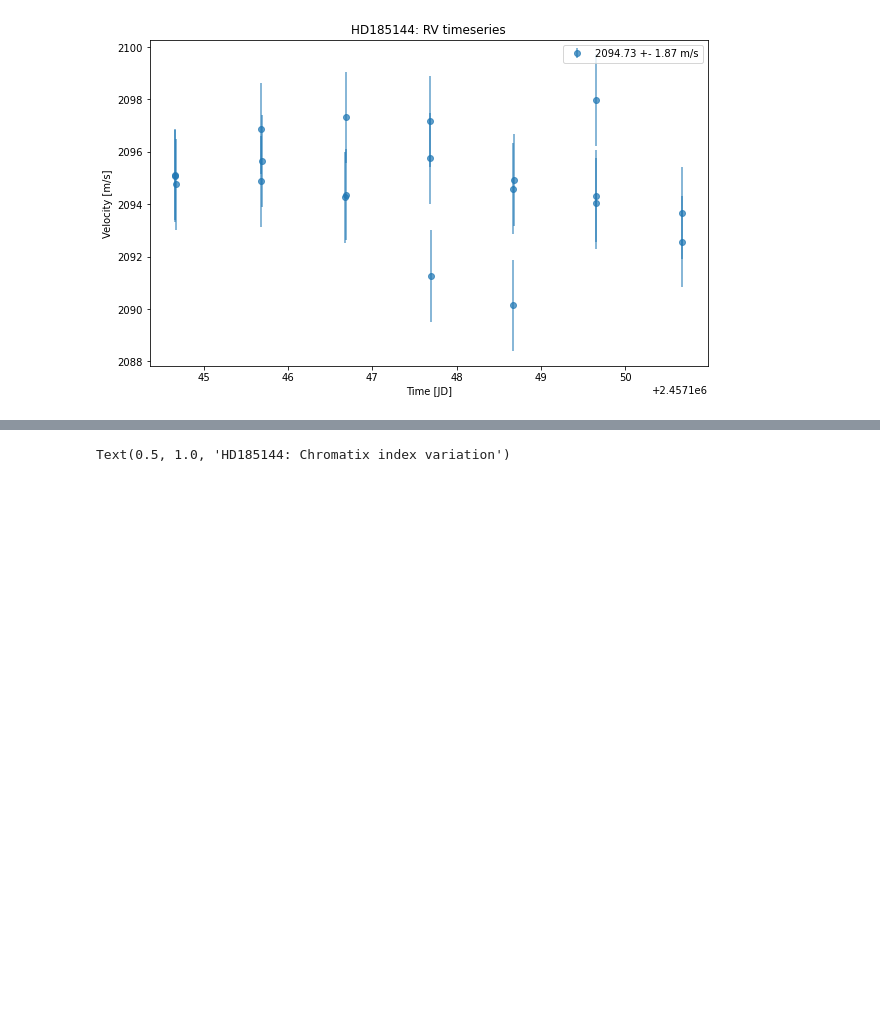
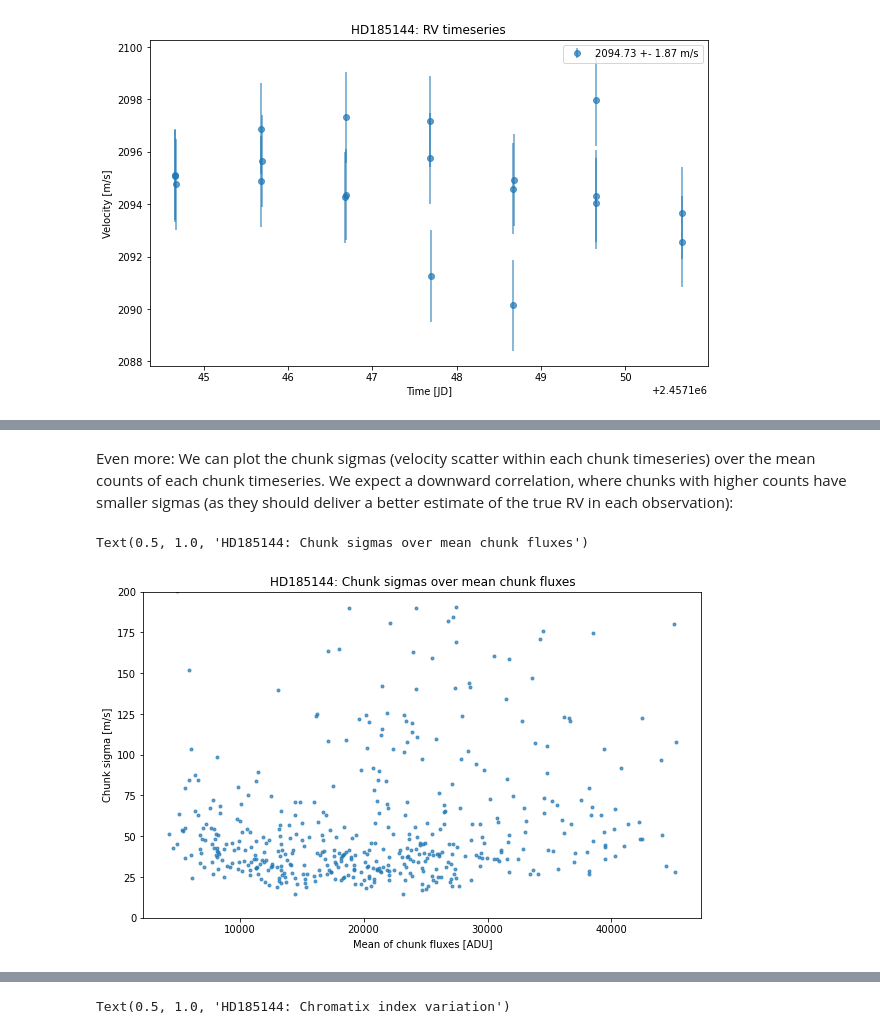
Before and after one commit to jaklusmeyer/APO_pyodine, a Jupyter notebook: docs/build/jupyter_execute/tutorial/velocities.ipynb, the cells around one changed output, grey strips where cells are left out. Cells and saved outputs as stored; diff of their text form; code cells hidden in the pictures; blank space fills up the shorter version.

Commit message:
Changed filenames of output files in tutorial, and added text in the velocity combination notebook

```diff
--- a/docs/build/jupyter_execute/tutorial/velocities.ipynb
+++ b/docs/build/jupyter_execute/tutorial/velocities.ipynb
@@ -38,17 +35,17 @@ Next, we need to specify the pathnames for the saved model results to use. We ca
 # %%
 # Individual result files to use
 parent_dir = '/home/paul/data_song2/data_res/sigdra_obs/'
-res_files = [os.path.join(parent_dir, f, 'sigdra_res1.h5') for f in os.listdir(parent_dir)]
+res_files = [os.path.join(parent_dir, f, f+'_res1.h5') for f in os.listdir(parent_dir)]
 res_files.sort()
 
 # The directory for analysis plots
 plot_dir = '/home/paul/data_song2/data_res/sigdra_combined'
 
 # The output name of the CombinedResults object
-comb_res_out = os.path.join(plot_dir, 'sigdra_combined.h5')
+comb_res_out = os.path.join(plot_dir, 'sigdra_tutorial_comb.h5')
 
 # The output name of the velocity results text file
-vels_out = os.path.join(plot_dir, 'sigdra.vels')
+vels_out = os.path.join(plot_dir, 'sigdra_tutorial.vels')
 
 # Log files
 error_file = os.path.join(plot_dir, 'error.log')
@@ -110,0 +125,17 @@ Text(0.5, 1.0, 'HD185144: RV timeseries')
+# %% [markdown]
+Even more: We can plot the chunk sigmas (velocity scatter within each chunk timeseries) over the mean counts of each chunk timeseries. We expect a downward correlation, where chunks with higher counts have smaller sigmas (as they should deliver a better estimate of the true RV in each observation):
+# %%
+# Extract the median counts (medcnts) of each chunk in each observation, and average them over the observations
+medcnts_mean = np.mean(Results.medcnts, axis=0)
+# Extract the chunk sigmas
+chunk_sigma  = Results.auxiliary['chunk_sigma']
+
+fig = plt.figure(figsize=(10,6))
+plt.plot(medcnts_mean, chunk_sigma, '.', alpha=0.7)
+plt.xlabel('Mean of chunk fluxes [ADU]')
+plt.ylabel('Chunk sigma [m/s]')
+plt.ylim(0,200)
+plt.title('{}: Chunk sigmas over mean chunk fluxes'.format(star_name))
+# %% [output]
+Text(0.5, 1.0, 'HD185144: Chunk sigmas over mean chunk fluxes')
+[figure, added]
```
Also changed, not shown: parts of 11 cells of this notebook, 27 other files.
